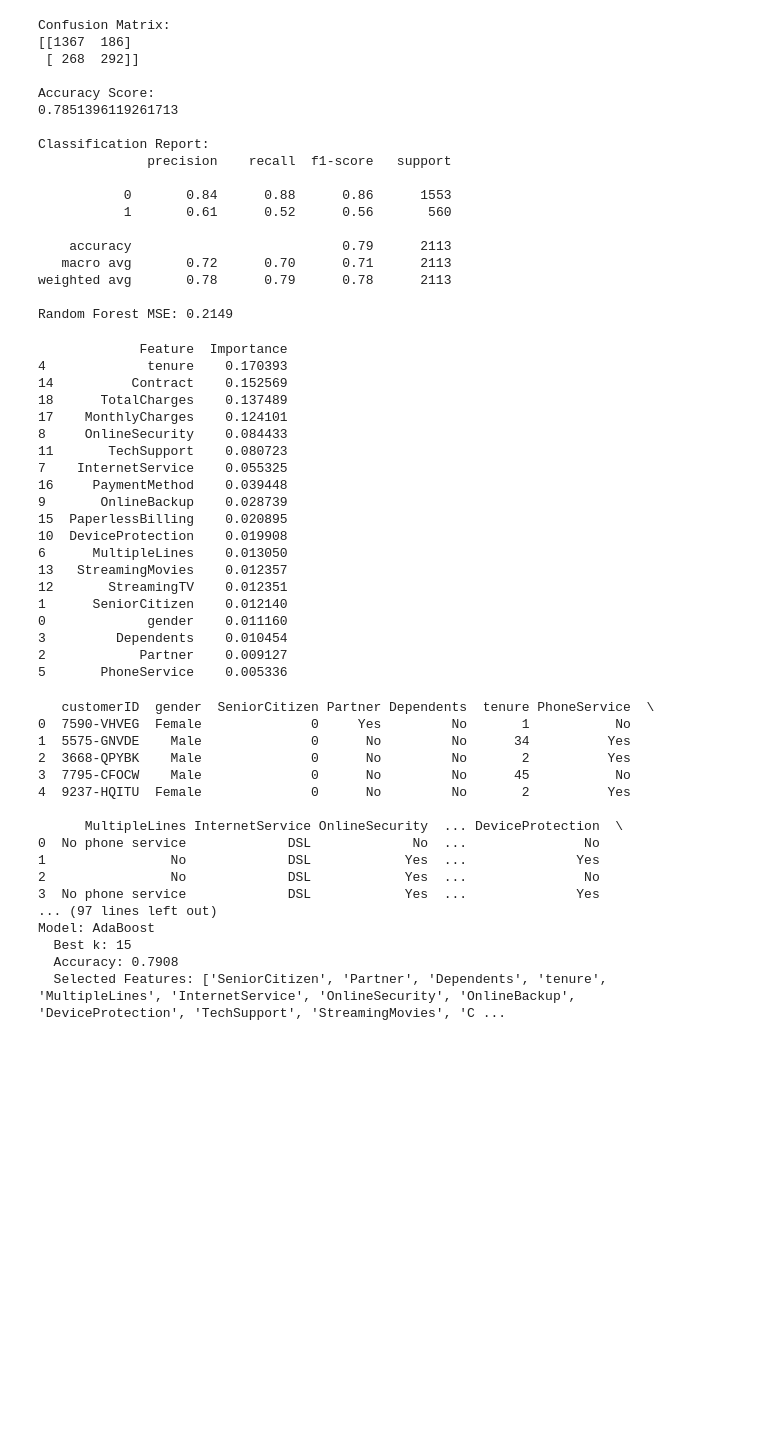
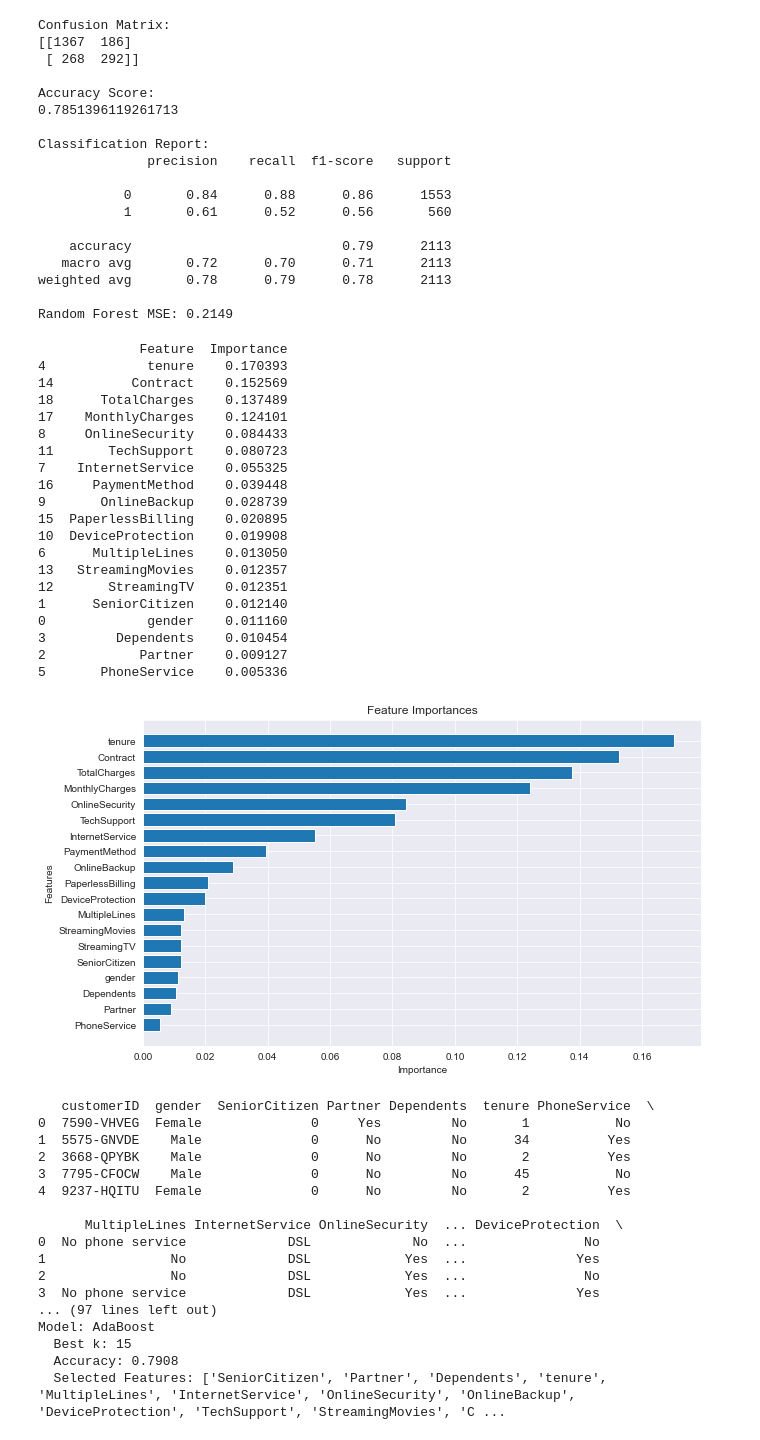
Before and after one commit to berkinozturk/Customer-Churn-Prediction, a Jupyter notebook: Customer Churn Prediction.ipynb, the cells around one changed output. Cells and saved outputs as stored; diff of their text form; code cells hidden in the pictures; blank space fills up the shorter version.

Commit message:
visualization for feature importances

```diff
--- a/Customer Churn Prediction.ipynb
+++ b/Customer Churn Prediction.ipynb
@@ -765,32 +765,42 @@ Random Forest MSE: 0.2149
 # %%
 # Get feature importances
 feature_importances = pd.DataFrame({
     'Feature': X.columns,
     'Importance': rf_model.feature_importances_
 }).sort_values(by='Importance', ascending=False)
 
 print(feature_importances)
+
+# Visualization: Feature Importances Bar Chart
+plt.figure(figsize=(10, 6))
+plt.barh(feature_importances['Feature'], feature_importances['Importance'], align='center')
+plt.xlabel('Importance')
+plt.ylabel('Features')
+plt.title('Feature Importances')
+plt.gca().invert_yaxis()  # To make the most important feature appear on top
+plt.show()
 # %% [output]
              Feature  Importance
 4             tenure    0.170393
 14          Contract    0.152569
 18      TotalCharges    0.137489
 17    MonthlyCharges    0.124101
 8     OnlineSecurity    0.084433
 11       TechSupport    0.080723
 7    InternetService    0.055325
 16     PaymentMethod    0.039448
 9       OnlineBackup    0.028739
 15  PaperlessBilling    0.020895
 10  DeviceProtection    0.019908
 6      MultipleLines    0.013050
 13   StreamingMovies    0.012357
 12       StreamingTV    0.012351
 1      SeniorCitizen    0.012140
 0             gender    0.011160
 3         Dependents    0.010454
 2            Partner    0.009127
 5       PhoneService    0.005336
+[figure, added]
 # %%
 
 
```
